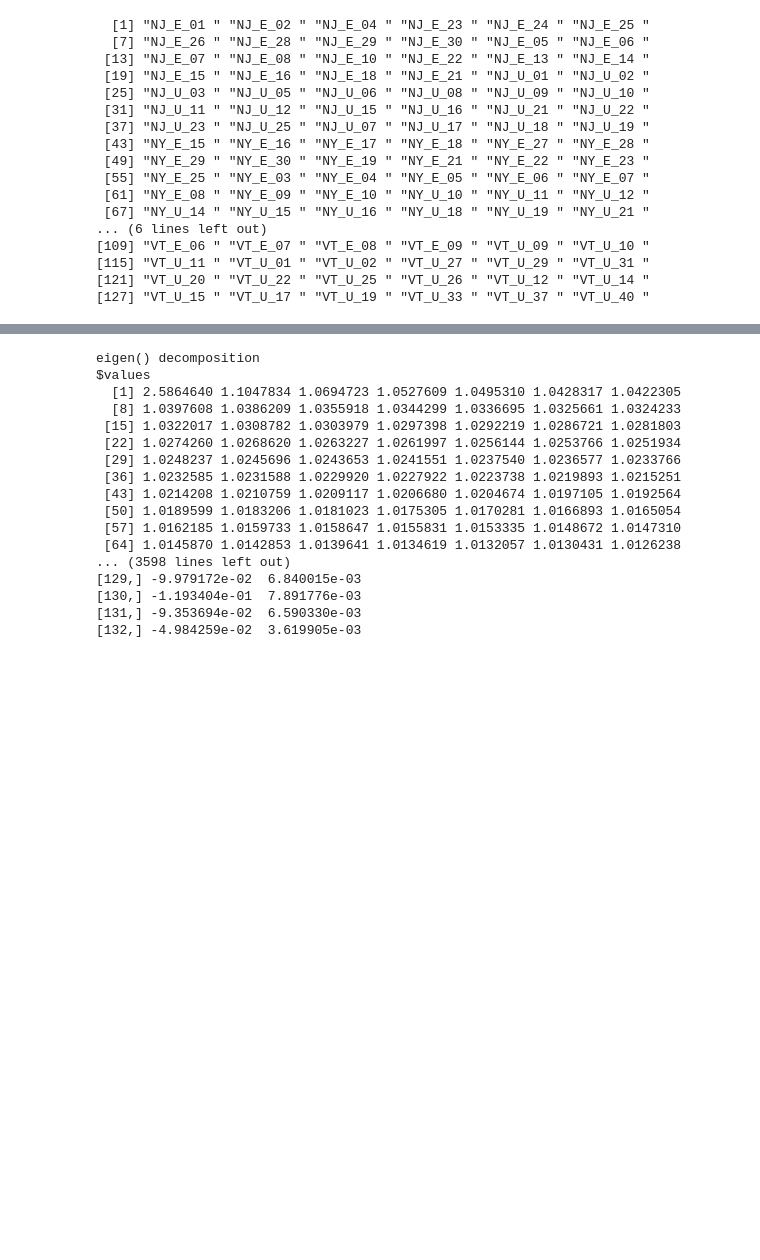
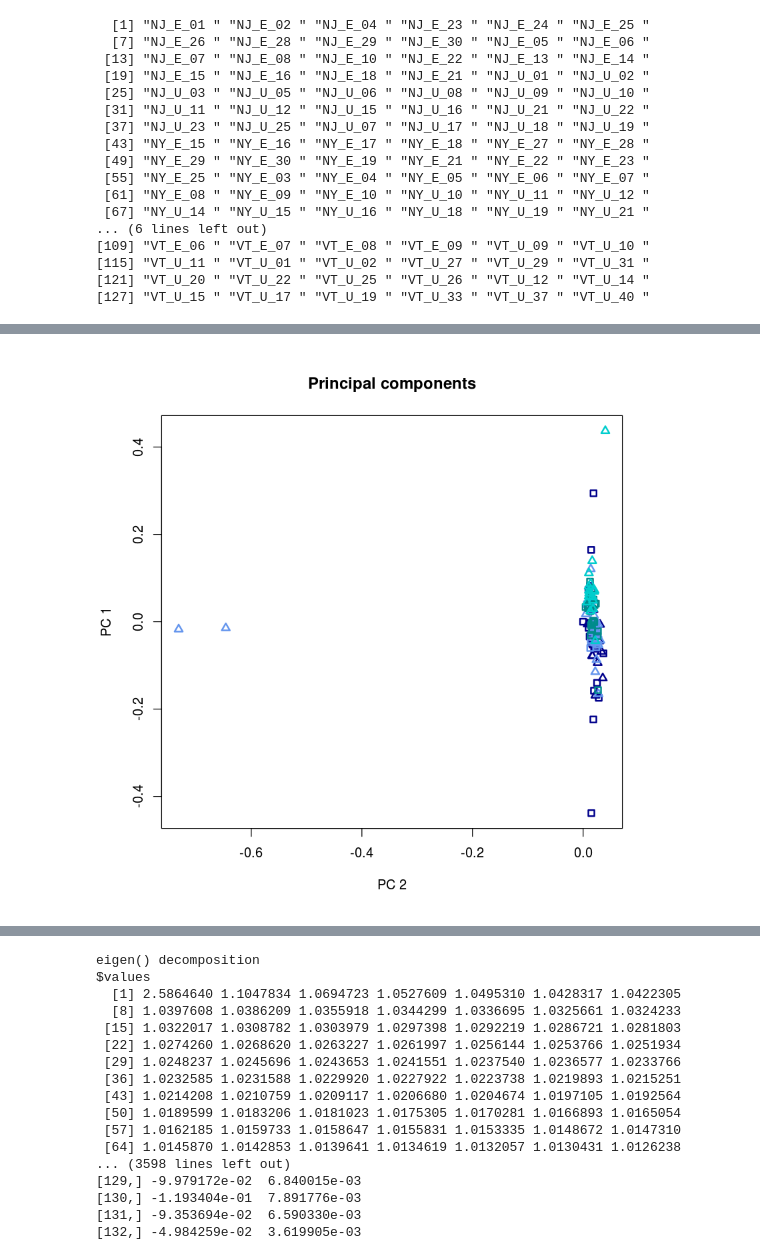
Before and after one commit to sagw/WNS_WGS, a Jupyter notebook: Notebooks/Angsd_all_PCA_graphs.ipynb, the cells around one changed output, grey strips where cells are left out. Saved outputs shown, nothing was run; the diff lists cells and outputs as text; code cells hidden in the pictures; blank space fills up the shorter version.

```diff
--- a/Notebooks/Angsd_all_PCA_graphs.ipynb
+++ b/Notebooks/Angsd_all_PCA_graphs.ipynb
@@ -31,0 +39,3 @@ time=rep(c(0,2, 0, 2, 0, 2), times=c(22, 20, 21, 22, 27, 20))
+# %%
+cov_noout=cov[, -c(130, 124)]
+cov_noout=cov_noout[-c(130, 124  ),]
@@ -31,0 +58,10 @@ time=rep(c(0,2, 0, 2, 0, 2), times=c(22, 20, 21, 22, 27, 20))
+# %%
+
+e = eigen(cov_noout)
+#pdf("/local/home/sarahgw/WGS/SNPS/All_mylu/plots/PCA_plot_noout.pdf", width = 6, height = 6)
+plot(e$vectors[,1:2],lwd=2,ylab="PC 1",xlab="PC 2",main="Principal components",col=popcols, pch=time)
+legend(x=-.7, y=0.765, bty="n", pch=c(0, 2),  legend=c("Post", "Pre"), col=c("black","black"), )
+legend(x=-.71, y=0.69, bty="n",  lty=1, legend=c("Williams", "Hibernia", "Aeolus", "Greeley"), col=c("darkblue",  "cornflowerblue", "darkcyan", "cyan3"))
+#dev.off()
+# %% [output]
+[figure, added]
```
Also changed, not shown: parts of 8 cells of this notebook, 3 other files.
